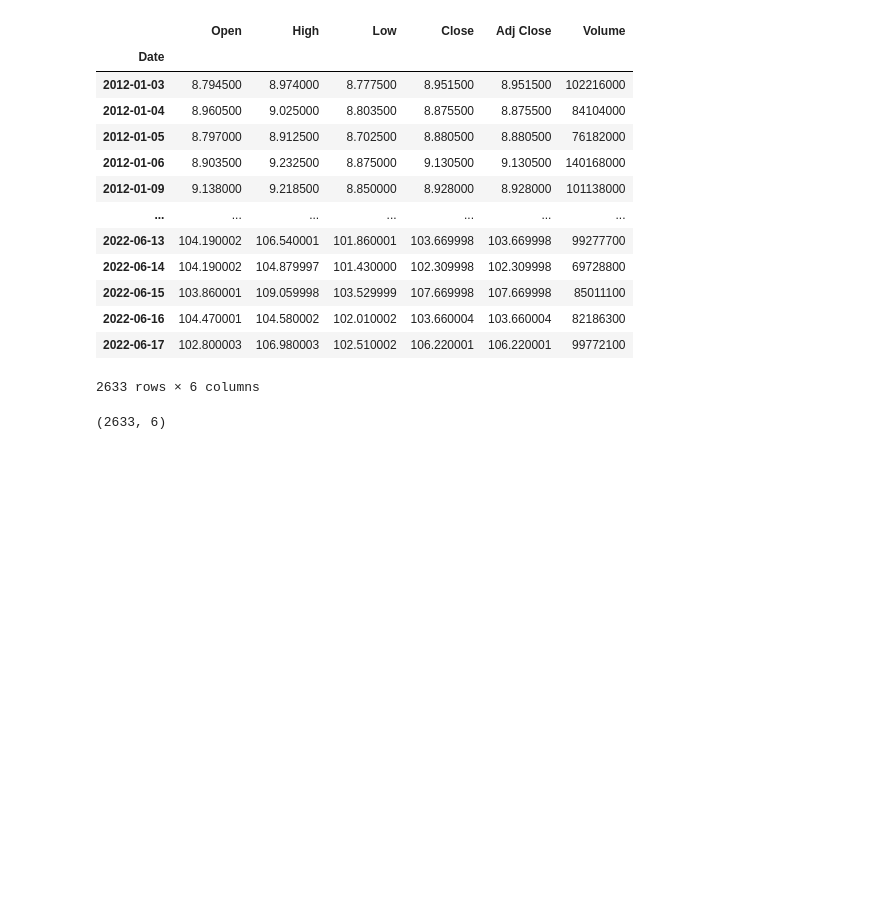
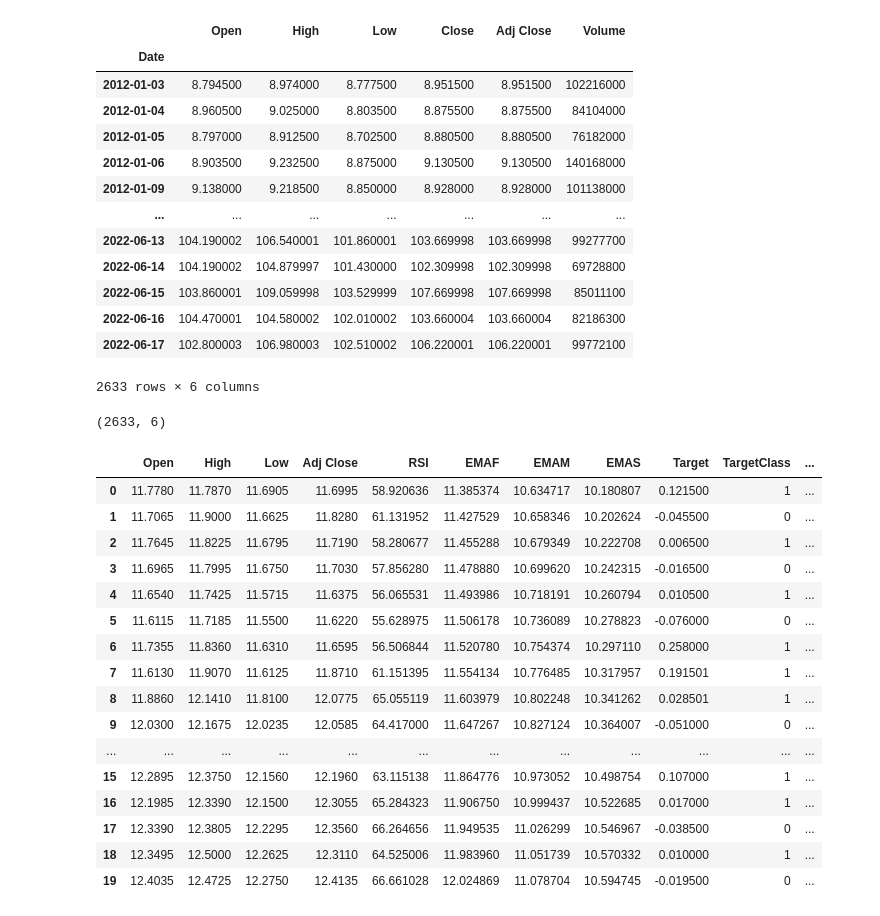
Before and after one commit to bilnazir/stockmarketprediction, a Jupyter notebook: fyp_transformer_amzn.ipynb, the cells around one changed output. Cells and saved outputs as stored; diff of their text form; code cells hidden in the pictures; blank space fills up the shorter version.

Commit message:
Adding technical analysis indicators like RSI, EMAF, EMAM, EMAS, Target and Target Close.

```diff
--- a/fyp_transformer_amzn.ipynb
+++ b/fyp_transformer_amzn.ipynb
@@ -75,3 +75,44 @@ data
 data.shape
 # %% [output]
 (2633, 6)
+# %%
+# Adding indicators
+import pandas_ta as ta
+data['RSI'] = ta.rsi(data.Close, length=15)
+data['EMAF'] = ta.ema(data.Close, length=20)
+data['EMAM'] = ta.ema(data.Close, length=100)
+data['EMAS'] = ta.ema(data.Close, length=150)
+
+data['Target'] = data['Adj Close'] - data.Open
+data['Target'] = data['Target'].shift(-1)
+
+data['TargetClass'] = [1 if data.Target[i] > 0 else 0 for i in range(len(data))]
+
+data['TargetNextClose'] = data['Adj Close'].shift(-1)
+
+data.dropna(inplace=True)
+data.reset_index(inplace=True)
+data.drop(['Volume', 'Close','Date'], axis=1, inplace=True)
+# %%
+data_set = data.iloc[:, 0:11]#.values
+pd.set_option('display.max_columns', None)
+
+data_set.head(20)
+# %% [output]
+|  | Open | High | Low | Adj Close | RSI | EMAF | EMAM | EMAS | Target | TargetClass | ... |
+| 0 | 11.7780 | 11.7870 | 11.6905 | 11.6995 | 58.920636 | 11.385374 | 10.634717 | 10.180807 | 0.121500 | 1 | ... |
+| 1 | 11.7065 | 11.9000 | 11.6625 | 11.8280 | 61.131952 | 11.427529 | 10.658346 | 10.202624 | -0.045500 | 0 | ... |
+| 2 | 11.7645 | 11.8225 | 11.6795 | 11.7190 | 58.280677 | 11.455288 | 10.679349 | 10.222708 | 0.006500 | 1 | ... |
+| 3 | 11.6965 | 11.7995 | 11.6750 | 11.7030 | 57.856280 | 11.478880 | 10.699620 | 10.242315 | -0.016500 | 0 | ... |
+| 4 | 11.6540 | 11.7425 | 11.5715 | 11.6375 | 56.065531 | 11.493986 | 10.718191 | 10.260794 | 0.010500 | 1 | ... |
+| 5 | 11.6115 | 11.7185 | 11.5500 | 11.6220 | 55.628975 | 11.506178 | 10.736089 | 10.278823 | -0.076000 | 0 | ... |
+| 6 | 11.7355 | 11.8360 | 11.6310 | 11.6595 | 56.506844 | 11.520780 | 10.754374 | 10.297110 | 0.258000 | 1 | ... |
+| 7 | 11.6130 | 11.9070 | 11.6125 | 11.8710 | 61.151395 | 11.554134 | 10.776485 | 10.317957 | 0.191501 | 1 | ... |
+| 8 | 11.8860 | 12.1410 | 11.8100 | 12.0775 | 65.055119 | 11.603979 | 10.802248 | 10.341262 | 0.028501 | 1 | ... |
+| 9 | 12.0300 | 12.1675 | 12.0235 | 12.0585 | 64.417000 | 11.647267 | 10.827124 | 10.364007 | -0.051000 | 0 | ... |
+| ... | ... | ... | ... | ... | ... | ... | ... | ... | ... | ... | ... |
+| 15 | 12.2895 | 12.3750 | 12.1560 | 12.1960 | 63.115138 | 11.864776 | 10.973052 | 10.498754 | 0.107000 | 1 | ... |
+| 16 | 12.1985 | 12.3390 | 12.1500 | 12.3055 | 65.284323 | 11.906750 | 10.999437 | 10.522685 | 0.017000 | 1 | ... |
+| 17 | 12.3390 | 12.3805 | 12.2295 | 12.3560 | 66.264656 | 11.949535 | 11.026299 | 10.546967 | -0.038500 | 0 | ... |
+| 18 | 12.3495 | 12.5000 | 12.2625 | 12.3110 | 64.525006 | 11.983960 | 11.051739 | 10.570332 | 0.010000 | 1 | ... |
+| 19 | 12.4035 | 12.4725 | 12.2750 | 12.4135 | 66.661028 | 12.024869 | 11.078704 | 10.594745 | -0.019500 | 0 | ... |
```
